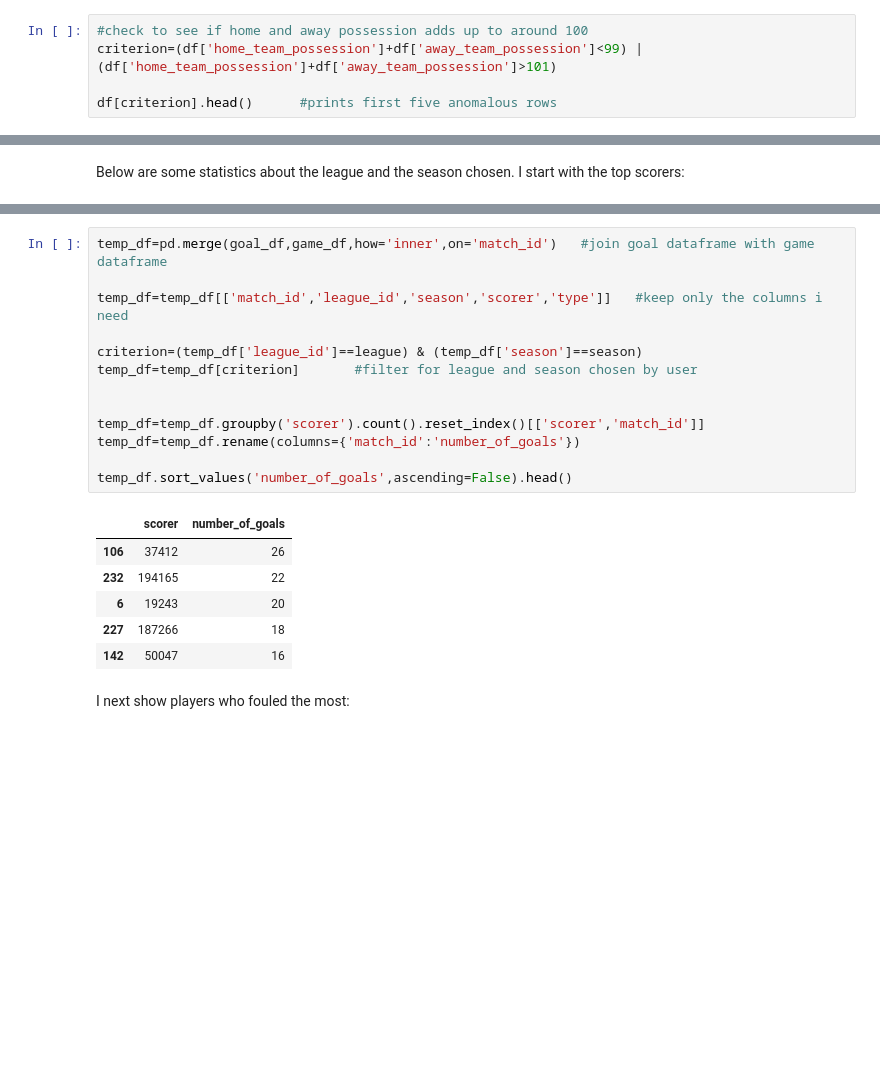
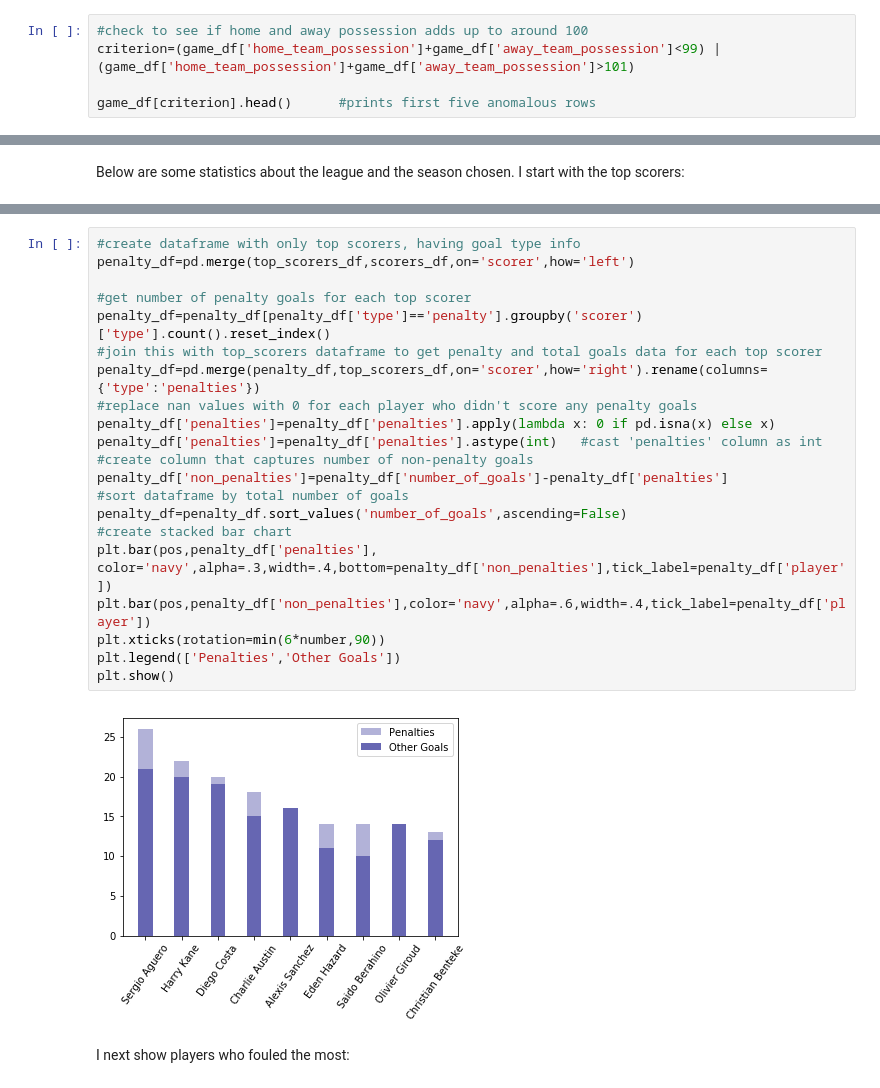
Before and after one commit to bogdanrabanca/soccer, a Jupyter notebook: soccer project.ipynb, the cells around one changed output, grey strips where cells are left out. Drawn from its saved outputs; the diff is of its cells as text; blank space fills up the shorter version.

```diff
--- a/soccer project.ipynb
+++ b/soccer project.ipynb
@@ -289,9 +289,9 @@ df.head()
 I make sure home team possession plus away team possession is 100 (possession is expressed in percentages).
 # %%
 #check to see if home and away possession adds up to around 100
-criterion=(df['home_team_possession']+df['away_team_possession']<99) | (df['home_team_possession']+df['away_team_possession']>101)
+criterion=(game_df['home_team_possession']+game_df['away_team_possession']<99) | (game_df['home_team_possession']+game_df['away_team_possession']>101)
 
-df[criterion].head()      #prints first five anomalous rows
+game_df[criterion].head()      #prints first five anomalous rows
 # %% [output]
 |  | league_id | season | match_id | home_team_id | away_team_id | home_team_goal | away_team_goal | goal | ... |
 # %% [markdown]
@@ -781,23 +799,26 @@ Next I display top scorers, but I differentiate between penalty and non-penalty
-# %%
-temp_df=pd.merge(goal_df,game_df,how='inner',on='match_id')   #join goal dataframe with game dataframe
-
-temp_df=temp_df[['match_id','league_id','season','scorer','type']]   #keep only the columns i need
-
-criterion=(temp_df['league_id']==league) & (temp_df['season']==season)
-temp_df=temp_df[criterion]       #filter for league and season chosen by user
-
-
-temp_df=temp_df.groupby('scorer').count().reset_index()[['scorer','match_id']]
-temp_df=temp_df.rename(columns={'match_id':'number_of_goals'})
-
-temp_df.sort_values('number_of_goals',ascending=False).head()
-# %% [output]
-|  | scorer | number_of_goals |
-| 106 | 37412 | 26 |
-| 232 | 194165 | 22 |
-| 6 | 19243 | 20 |
-| 227 | 187266 | 18 |
-| 142 | 50047 | 16 |
+# %%
+#create dataframe with only top scorers, having goal type info
+penalty_df=pd.merge(top_scorers_df,scorers_df,on='scorer',how='left')
+
+#get number of penalty goals for each top scorer
+penalty_df=penalty_df[penalty_df['type']=='penalty'].groupby('scorer')['type'].count().reset_index()
+#join this with top_scorers dataframe to get penalty and total goals data for each top scorer
+penalty_df=pd.merge(penalty_df,top_scorers_df,on='scorer',how='right').rename(columns={'type':'penalties'})
+#replace nan values with 0 for each player who didn't score any penalty goals
+penalty_df['penalties']=penalty_df['penalties'].apply(lambda x: 0 if pd.isna(x) else x)
+penalty_df['penalties']=penalty_df['penalties'].astype(int)   #cast 'penalties' column as int
+#create column that captures number of non-penalty goals
+penalty_df['non_penalties']=penalty_df['number_of_goals']-penalty_df['penalties']
+#sort dataframe by total number of goals
+penalty_df=penalty_df.sort_values('number_of_goals',ascending=False)
+#create stacked bar chart
+plt.bar(pos,penalty_df['penalties'], color='navy',alpha=.3,width=.4,bottom=penalty_df['non_penalties'],tick_label=penalty_df['player'])
+plt.bar(pos,penalty_df['non_penalties'],color='navy',alpha=.6,width=.4,tick_label=penalty_df['player'])
+plt.xticks(rotation=min(6*number,90))
+plt.legend(['Penalties','Other Goals'])
+plt.show()
+# %% [output]
+[figure, added]
 # %% [markdown]
 I next show players who fouled the most:
 # %%
```
Also changed, not shown: parts of 14 cells of this notebook.
